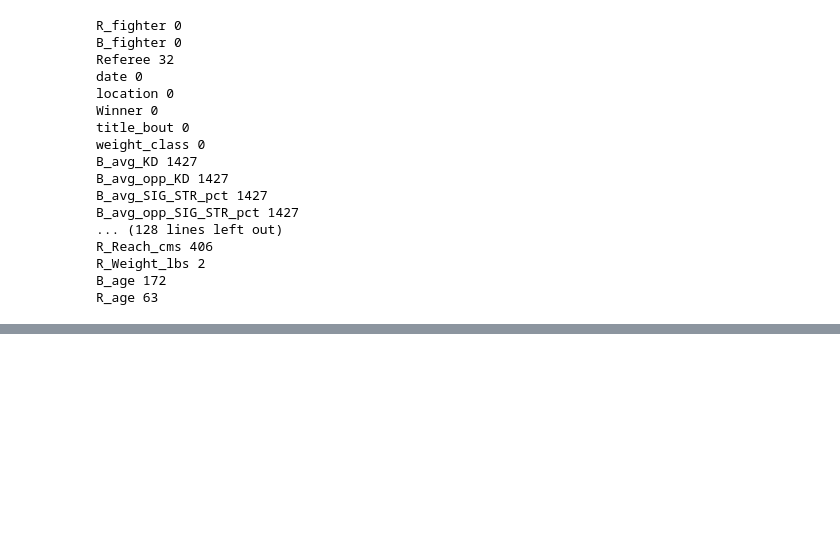
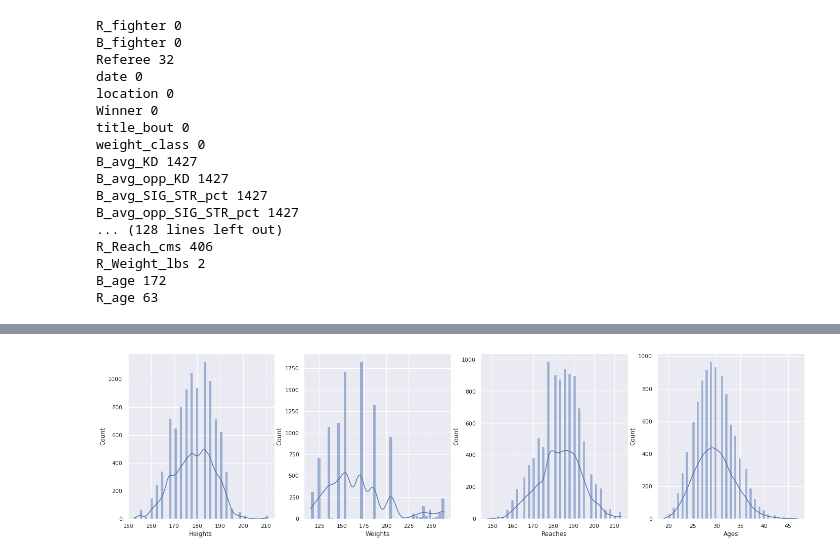
Before and after one commit to andrebhu/ufc-guesser, a Jupyter notebook: notebook.ipynb, the cells around one changed output, grey strips where cells are left out. Cells and saved outputs as stored; diff of their text form; code cells hidden in the pictures; blank space fills up the shorter version.

```diff
--- a/notebook.ipynb
+++ b/notebook.ipynb
@@ -204,0 +189,9 @@ copy_df.describe()
+# %%
+heights = pd.concat([df['R_Height_cms'], df['B_Height_cms']], axis=0)
+weights = pd.concat([df['R_Weight_lbs'], df['B_Weight_lbs']], axis=0)
+reaches = pd.concat([df['R_Reach_cms'], df['B_Reach_cms']], axis=0)
+ages = pd.concat([df['R_age'], df['B_age']], axis=0)
+
+numerical_features = pd.concat([heights, weights, reaches, ages], axis=1)
+numerical_features.columns = ["Heights", "Weights", "Reaches", "Ages"]
+numerical_features.describe()
@@ -204,0 +208,11 @@ copy_df.describe()
+# %%
+fig, a = plt.subplots(ncols=4, figsize=(24, 6))
+
+sns.histplot(numerical_features["Heights"], kde=True, ax=a[0])
+sns.histplot(numerical_features["Weights"], kde=True, ax=a[1])
+sns.histplot(numerical_features["Reaches"], kde=True, ax=a[2])
+sns.histplot(numerical_features["Ages"], kde=True, ax=a[3])
+
+plt.show()
+# %% [output]
+[figure, added]
```
Also changed, not shown: parts of 53 cells of this notebook.
